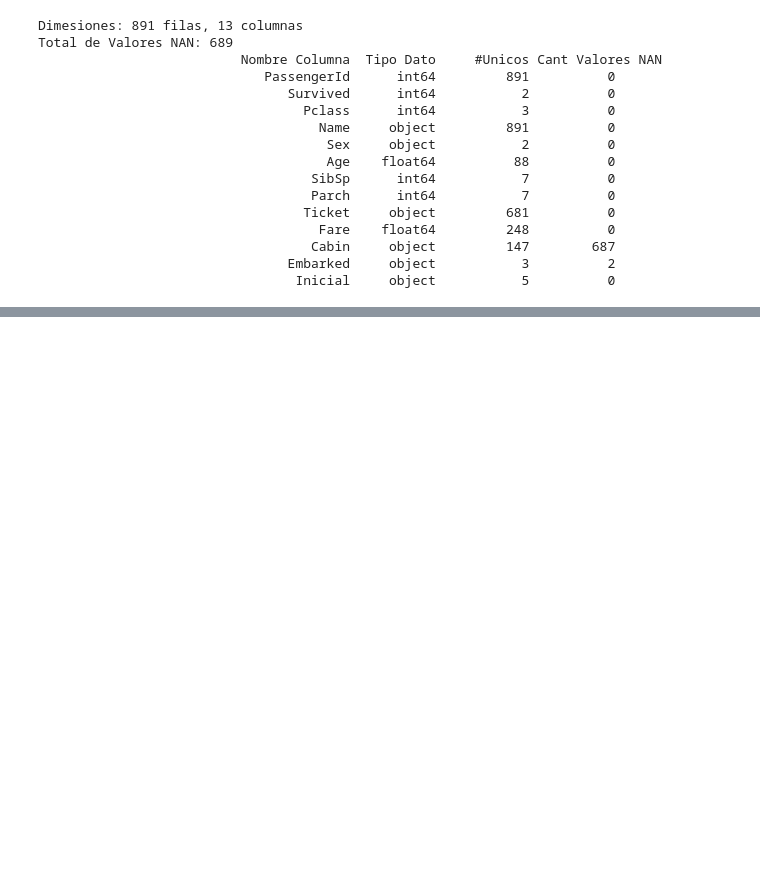
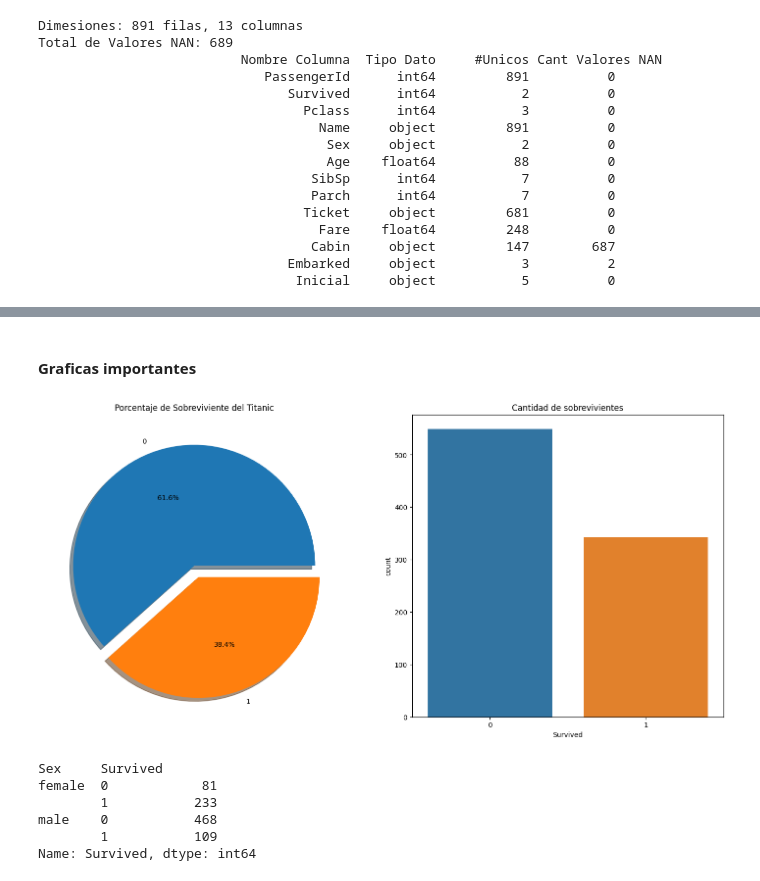
Before and after one commit to jaquimbayoc8/DiplomadoMLA2023, a Jupyter notebook: 2. AnalisisEDA/Titanic.ipynb, the cells around one changed output, grey strips where cells are left out. Cells and saved outputs as stored; diff of their text form; code cells hidden in the pictures; blank space fills up the shorter version.

Commit message:
graficas

```diff
--- a/2. AnalisisEDA/Titanic.ipynb
+++ b/2. AnalisisEDA/Titanic.ipynb
@@ -49,6 +49,11 @@ def idenCat(df):
 
 def histoplot(df, nomCol, anchoBar):
     sns.histplot(data=df, x=nomCol, binwidth=anchoBar, kde=True)
+
+##FUncion reemplazo de datos categóricos NAN
+def imputacionCatNA(df, nomCol):
+    df[nomCol] = df[nomCol].fillna(df[nomCol].mode()[0])
+    return df[nomCol]
 # %% [markdown]
 #### Análisis Inicial
 # %%
@@ -248,3 +253,8 @@ Total de Valores NAN: 689
                                    Cabin     object         147        687
                                 Embarked     object           3          2
                                  Inicial     object           5          0
+# %%
+##Imputación CAT NAN Embarked
+data['Embarked'] = imputacionCatNA(data, 'Embarked')
+
+datos_NAN(data)
@@ -250,0 +278,33 @@ Total de Valores NAN: 689
+# %%
+##Eliminar Columna de Cabina
+datos = data
+
+cabina = data['Cabin']
+
+data.drop(['Cabin', 'PassengerId'], axis=1, inplace=True)
+# %% [markdown]
+#### Graficas importantes
+# %%
+##Cuántas personas sobrevivieron o fallecieron?
+
+f, ax = plt.subplots(1, 2, figsize=(18,8))
+data['Survived'].value_counts().plot.pie(explode=[0, 0.1], autopct='%1.1f%%', ax=ax[0], shadow=True)
+ax[0].set_title('Porcentaje de Sobreviviente del Titanic')
+ax[0].set_ylabel('')
+
+sns.countplot( data=data,ax=ax[1], x='Survived')
+ax[1].set_title('Cantidad de sobrevivientes')
+
+plt.show()
+# %% [output]
+[figure, added]
+# %%
+##Analisis de tablas cruzadas
+data.groupby(['Sex','Survived'])['Survived'].count()
+# %% [output]
+Sex     Survived
+female  0            81
+        1           233
+male    0           468
+        1           109
+Name: Survived, dtype: int64
```
Also changed, not shown: parts of 12 cells of this notebook.
